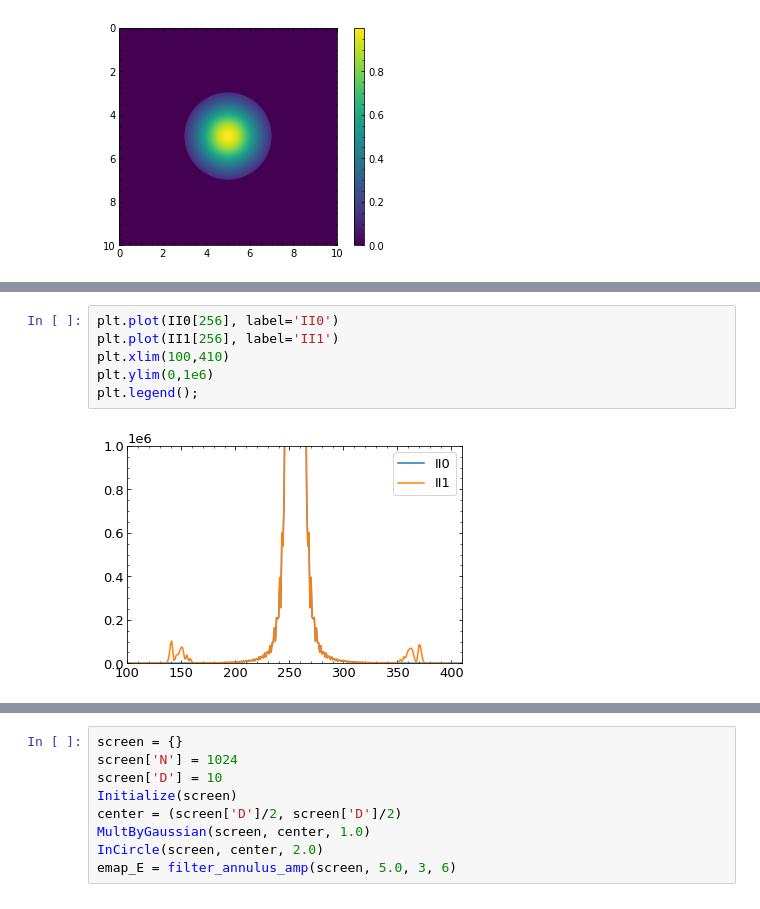
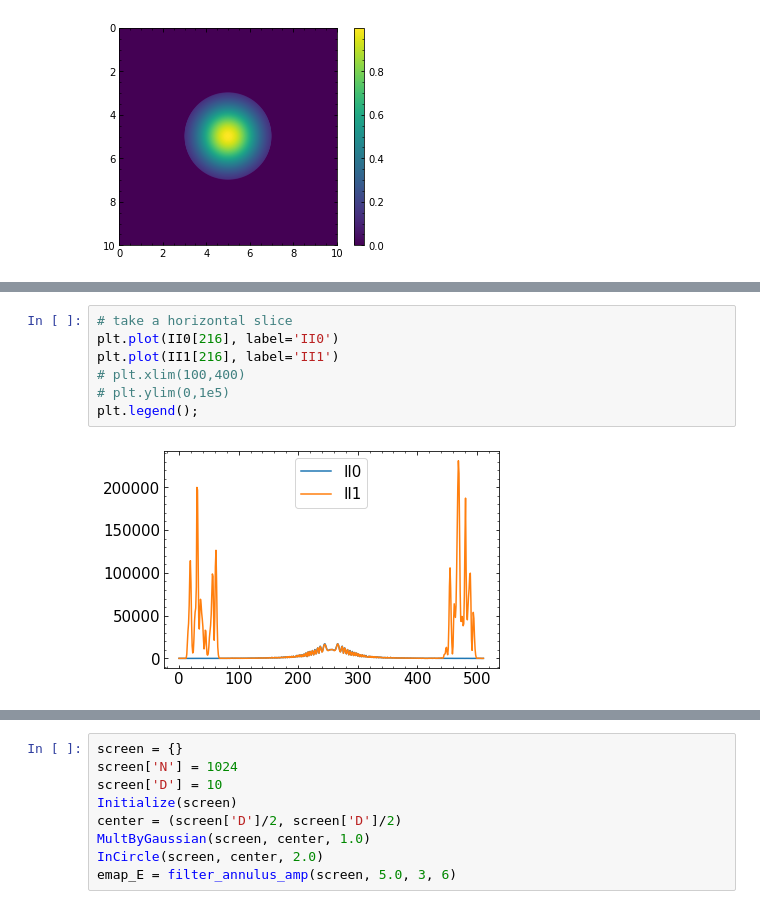
Before and after one commit to gemmahuai/Gemmas-CMB, a Jupyter notebook: Notebooks/Beam_norm0403.ipynb, the cells around one changed output, grey strips where cells are left out. Cells and saved outputs as stored; diff of their text form.

```diff
--- a/Notebooks/Beam_norm0403.ipynb
+++ b/Notebooks/Beam_norm0403.ipynb
@@ -232,8 +215,9 @@ plt.colorbar()
 # %%
-plt.plot(II0[256], label='II0')
-plt.plot(II1[256], label='II1')
-plt.xlim(100,410)
-plt.ylim(0,1e6)
+# take a horizontal slice
+plt.plot(II0[216], label='II0')
+plt.plot(II1[216], label='II1')
+# plt.xlim(100,400)
+# plt.ylim(0,1e5)
 plt.legend();
 # %% [output]
-[figure, old version]
+[figure, new version]
```
Also changed, not shown: parts of 24 cells of this notebook, 5 other files.
